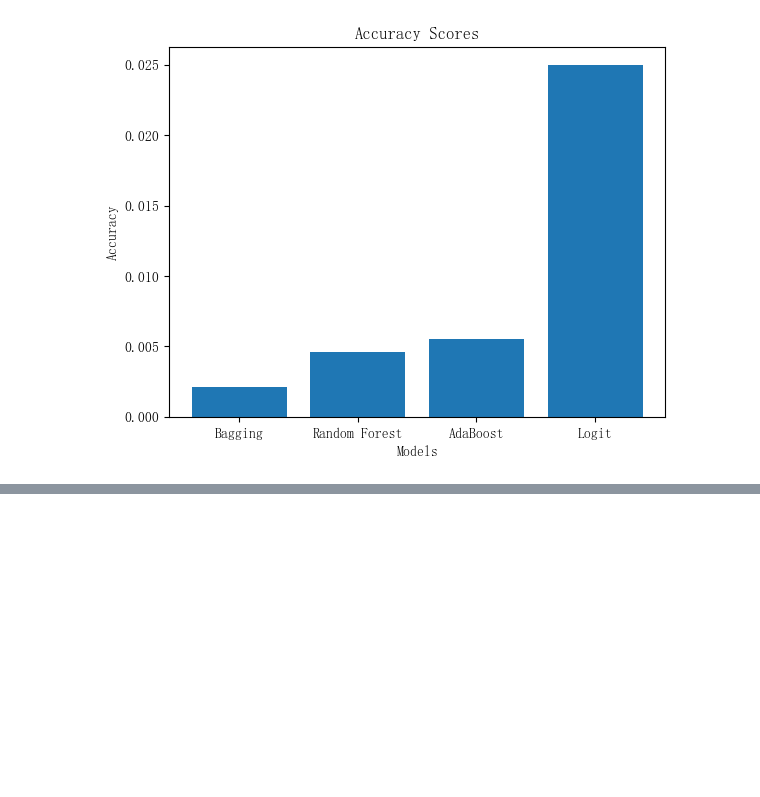
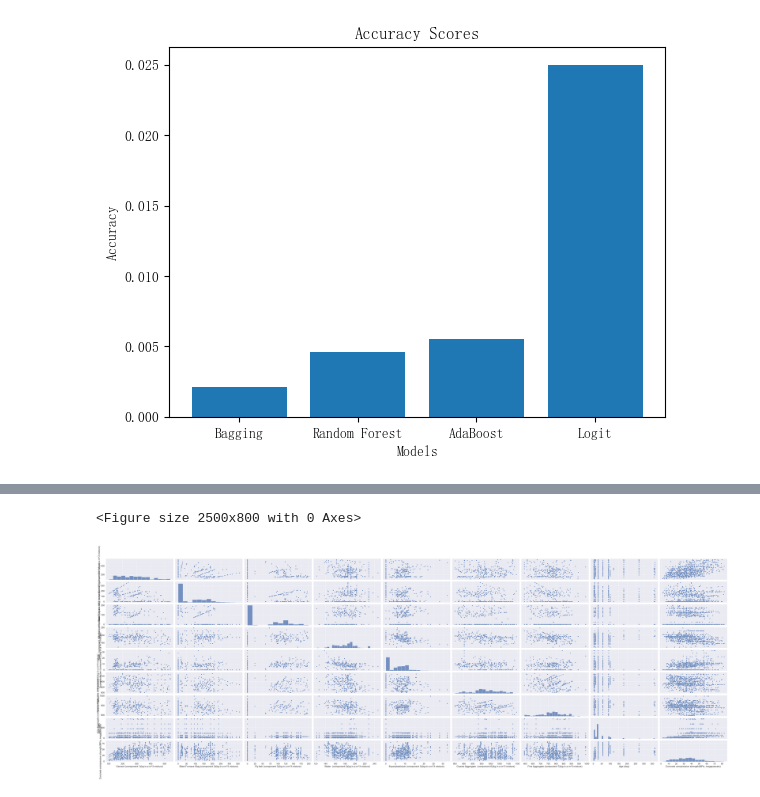
Before and after one commit to Mungeryang/Statistics-from-data-to-conclusion-5e, a Jupyter notebook: notebook/chapter5.ipynb, the cells around one changed output, grey strips where cells are left out. Cells and saved outputs as stored; diff of their text form; code cells hidden in the pictures; blank space fills up the shorter version.

```diff
--- a/notebook/chapter5.ipynb
+++ b/notebook/chapter5.ipynb
@@ -132,3 +183,5 @@ plt.ylabel("Accuracy")
 plt.show()
 # %% [output]
 [figure]
+# %%
+u = pd.read_csv("../data/Concrete.csv")
@@ -134,0 +202,8 @@ plt.show()
+# %%
+plt.figure(figsize=(25,8))
+sns.set(font_scale=1.5)
+sns.pairplot(u,aspect=3)
+plt.show()
+# %% [output]
+<Figure size 2500x800 with 0 Axes>
+[figure, added]
```
Also changed, not shown: parts of 10 cells of this notebook, 1 other file.
